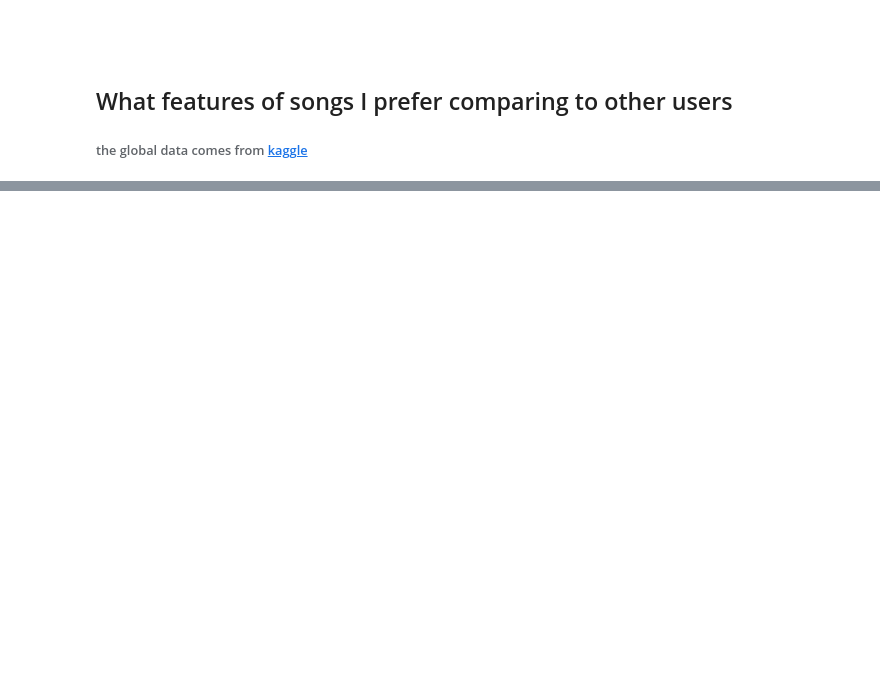
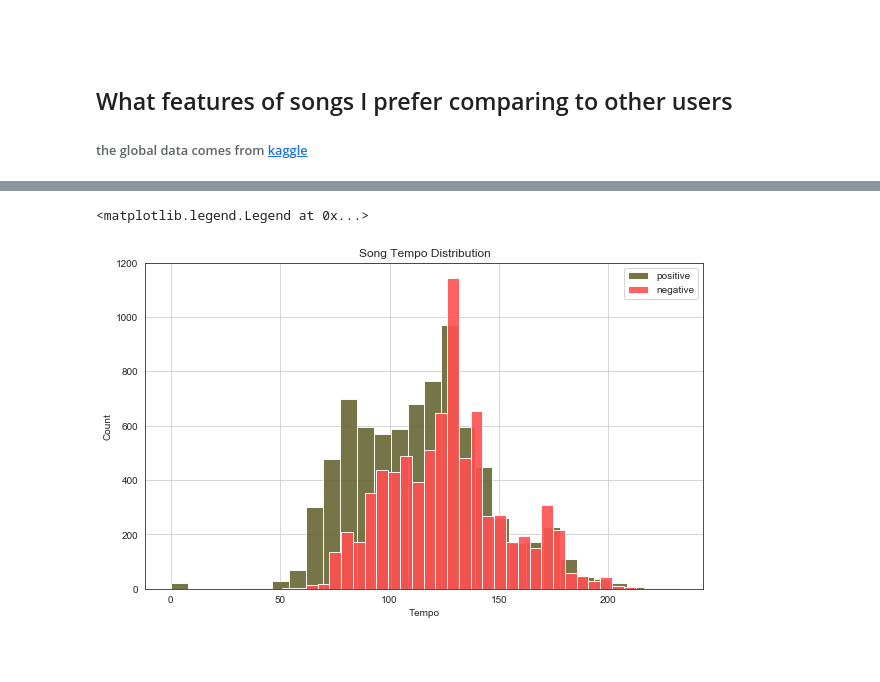
Before and after one commit to jankubierecki/spotify-discover-daily, a Jupyter notebook: spotipy.ipynb, the cells around one changed output, grey strips where cells are left out. Cells and saved outputs as stored; diff of their text form; code cells hidden in the pictures; blank space fills up the shorter version.

```diff
--- a/spotipy.ipynb
+++ b/spotipy.ipynb
@@ -214,0 +193,19 @@ plt.show()
+# %%
+import io
+import itertools as it
+import operator as op
+
+import pydotplus
+from scipy import misc
+import numpy as np
+import seaborn as sb
+from sklearn import tree
+from sklearn.tree import DecisionTreeClassifier, export_graphviz
+from sklearn.model_selection import train_test_split
+from sklearn.metrics import accuracy_score
+from matplotlib import pyplot as plt
+import imageio
+
+my_data = pd.read_csv('my_data.csv')
+my_data = my_data.drop(['analysis_url', 'id', 'uri', 'type', 'track_href', 'time_signature', 'key', 'analysis_url', 'Unnamed: 0'], axis=1)
+my_data['target'] = 1
@@ -214,0 +239,31 @@ plt.show()
+# %%
+positive_features = pd.DataFrame(my_data)
+negative_features = pd.read_csv('negative_features.csv')
+positive_features = positive_features[:len(negative_features)]
+negative_features = negative_features.drop(['analysis_url', 'id', 'time_signature', 'type', 'uri', 'key', 'track_href', 'Unnamed: 0'], axis=1)
+negative_cols = negative_features.columns.tolist()
+negative_cols.pop(9)
+negative_cols.append('target')
+negative_features = negative_features[negative_cols]
+
+features = pd.concat([positive_features, negative_features])
+# %%
+palette = sb.color_palette(['#666633', '#ff5050'])
+sb.set_palette(palette)
+sb.set_style('white')
+
+positive_tempo = features[features['target'] == 1]['tempo']
+negative_tempo = features[features['target'] == 0]['tempo']
+
+fig = plt.figure(figsize=(10, 6))
+positive_tempo.hist(bins=30, alpha=0.9, label="positive")
+negative_tempo.hist(bins=30, alpha=0.9, label="negative")
+plt.title("Song Tempo Distribution")
+plt.xlabel('Tempo')
+plt.ylabel('Count')
+plt.legend(loc="upper right")
+# %% [output]
+<matplotlib.legend.Legend at 0x...>
+[figure, added]
+# %% [markdown]
+<br>
```
Also changed, not shown: parts of 20 cells of this notebook, 3 other files.
